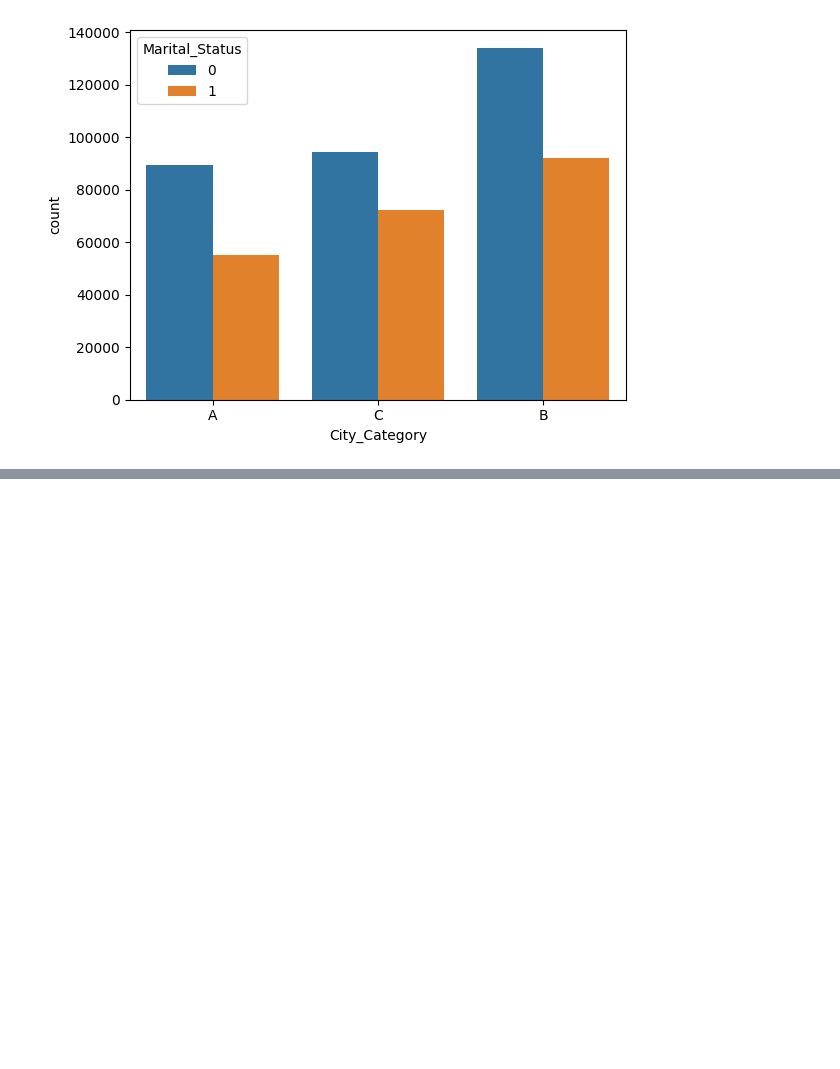
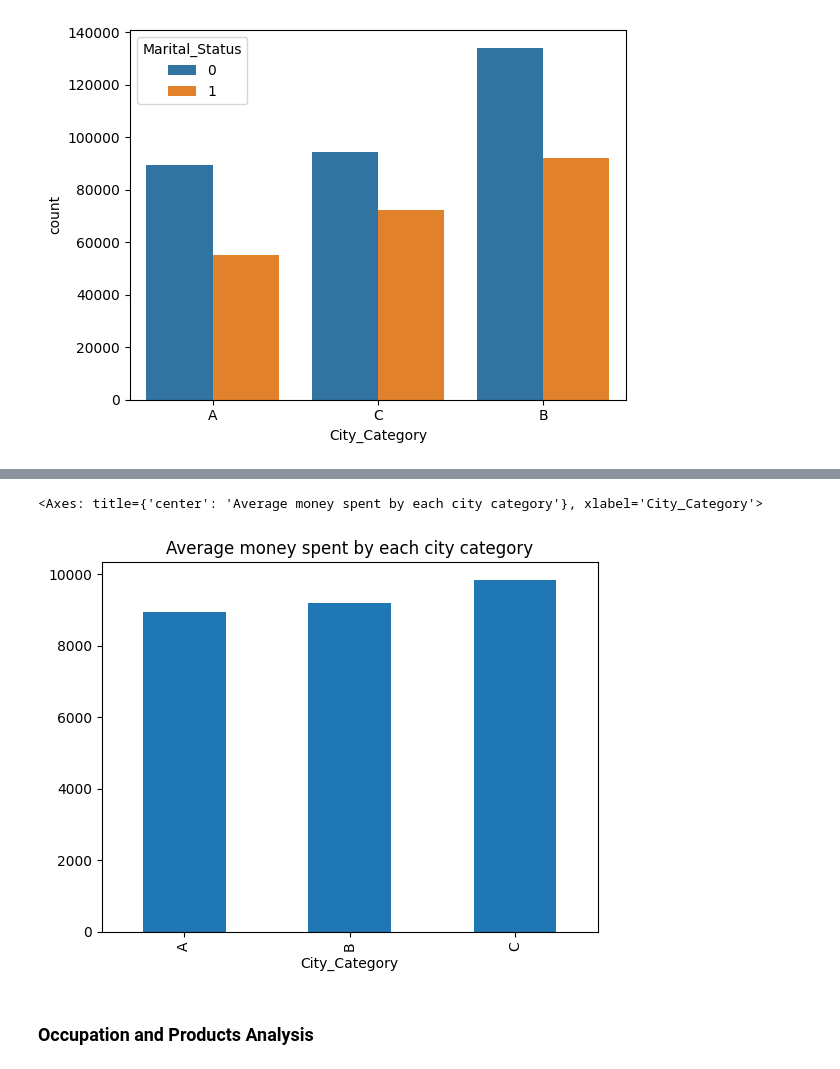
Before and after one commit to rishikeshpaulcode/Black-Friday-Sales-Analysis, a Jupyter notebook: black-friday-sales-analysis.ipynb, the cells around one changed output, grey strips where cells are left out. Saved outputs shown, nothing was run; the diff lists cells and outputs as text; code cells hidden in the pictures; blank space fills up the shorter version.

Commit message:
Kaggle Notebook | Black Friday Sales Analysis | ver06

```diff
--- a/black-friday-sales-analysis.ipynb
+++ b/black-friday-sales-analysis.ipynb
@@ -368,0 +384,8 @@ sns.countplot(data=df, x='City_Category', hue='Marital_Status')
+# %%
+df_city_cat['Purchase'].mean().plot(kind='bar',
+                                    title='Average money spent by each city category')
+# %% [output]
+<Axes: title={'center': 'Average money spent by each city category'}, xlabel='City_Category'>
+[figure, added]
+# %% [markdown]
+### **Occupation and Products Analysis**
```
Also changed, not shown: parts of 9 cells of this notebook.
